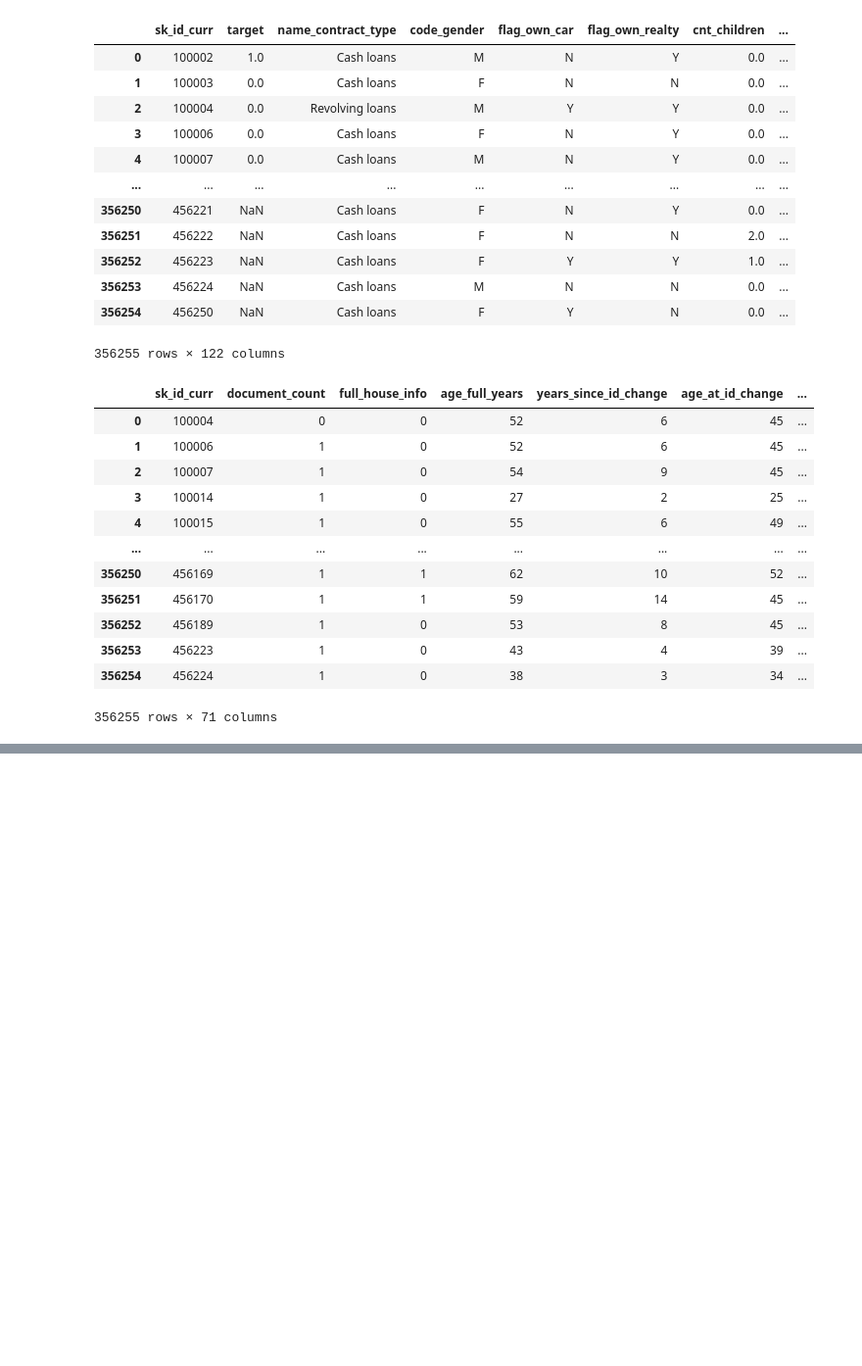
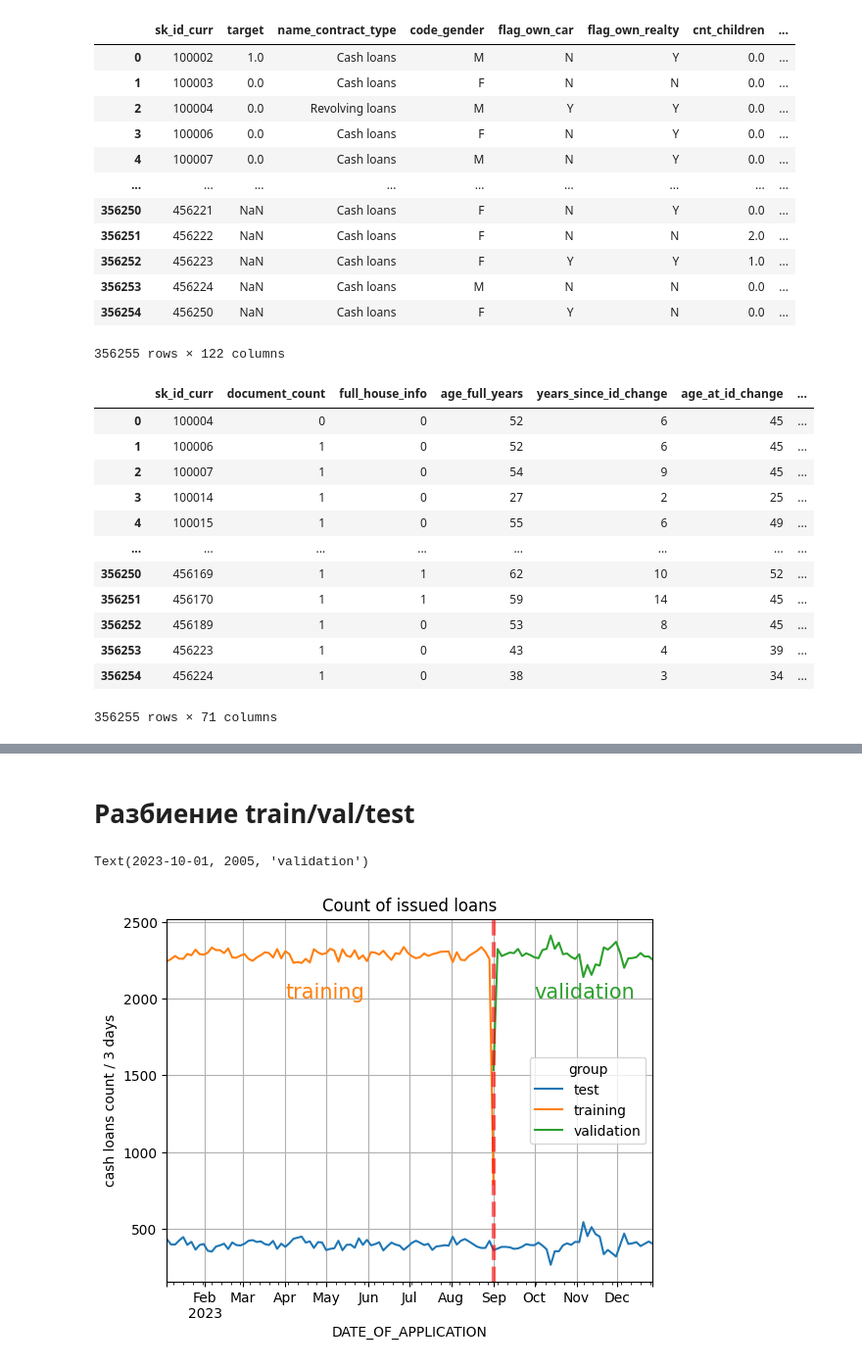
Before and after one commit to AlexanderSh11/credit_scoring_shift, a Jupyter notebook: src/metrics/model-validation.ipynb, the cells around one changed output, grey strips where cells are left out. Shown at 98% size. Drawn from its saved outputs; the diff is of its cells as text; code cells hidden in the pictures; blank space fills up the shorter version.

```diff
--- a/src/metrics/model-validation.ipynb
+++ b/src/metrics/model-validation.ipynb
@@ -130,0 +135,4 @@ application_df_upper
+# %%
+features_df_upper = features_df.copy()
+features_df_upper.columns = get_upper_columns(features_df.columns)
+features_df_upper
@@ -130,0 +153,6 @@ application_df_upper
+# %%
+all_features_df_upper = application_df_upper.merge(
+    features_df_upper[['SK_ID_CURR'] + list(features_df_upper.columns.difference(['SK_ID_CURR']))],
+    on='SK_ID_CURR',
+    how='left'
+)
@@ -130,0 +162,38 @@ application_df_upper
+# %% [markdown]
+# Разбиение train/val/test
+# %%
+ids = all_features_df_upper['SK_ID_CURR']
+all_features_df_upper['DAY_OF_YEAR'] = ((ids - ids.min()) / (ids.max() - ids.min()) * 365 + 1).astype(int)
+all_features_df_upper['DATE_OF_APPLICATION'] = pd.to_datetime(2023 * 1000 + all_features_df_upper['DAY_OF_YEAR'], format='%Y%j')
+
+# Определяем группы train/val/test
+all_features_df_upper['IS_TRAINING'] = False
+all_features_df_upper.loc[
+    all_features_df_upper['DATE_OF_APPLICATION'].le('2023-09-01')
+    & all_features_df_upper['TARGET'].notna(),
+    'IS_TRAINING'
+] = True
+
+all_features_df_upper['group'] = 'training'
+all_features_df_upper.loc[all_features_df_upper['TARGET'].isna(), 'group'] = 'test'
+all_features_df_upper.loc[all_features_df_upper['TARGET'].notna() & all_features_df_upper['IS_TRAINING'].eq(False), 'group'] = 'validation'
+
+# Визуализация
+ax = all_features_df_upper[
+    all_features_df_upper['NAME_CONTRACT_TYPE'].eq('Cash loans')
+].groupby([
+    'group',
+    pd.Grouper(key='DATE_OF_APPLICATION', freq='3d'),
+]).size().unstack(0).iloc[1:-1].plot(
+    grid=True,
+    title='Count of issued loans',
+    ylabel='cash loans count / 3 days',
+    lw=1.5,
+)
+
+ax.axvline('2023-09-01', color='r', lw=3, alpha=0.6, ls='--')
+ax.text(x='2023-04-01', y=2005, s='training', color='tab:orange', fontsize=15)
+ax.text(x='2023-10-01', y=2005, s='validation', color='tab:green', fontsize=15)
+# %% [output]
+Text(2023-10-01, 2005, 'validation')
+[figure, added]
```
Also changed, not shown: parts of 23 cells of this notebook, 3 other files.
